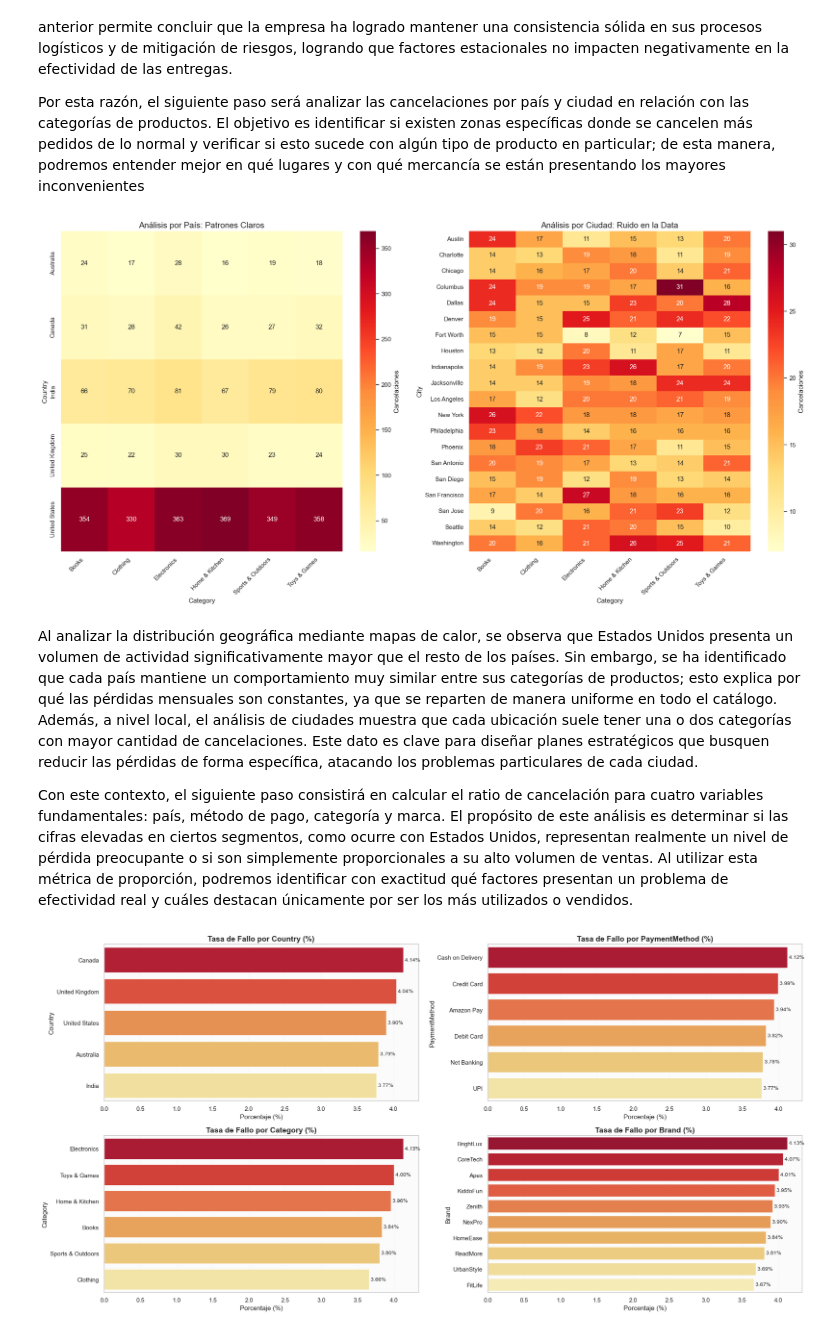
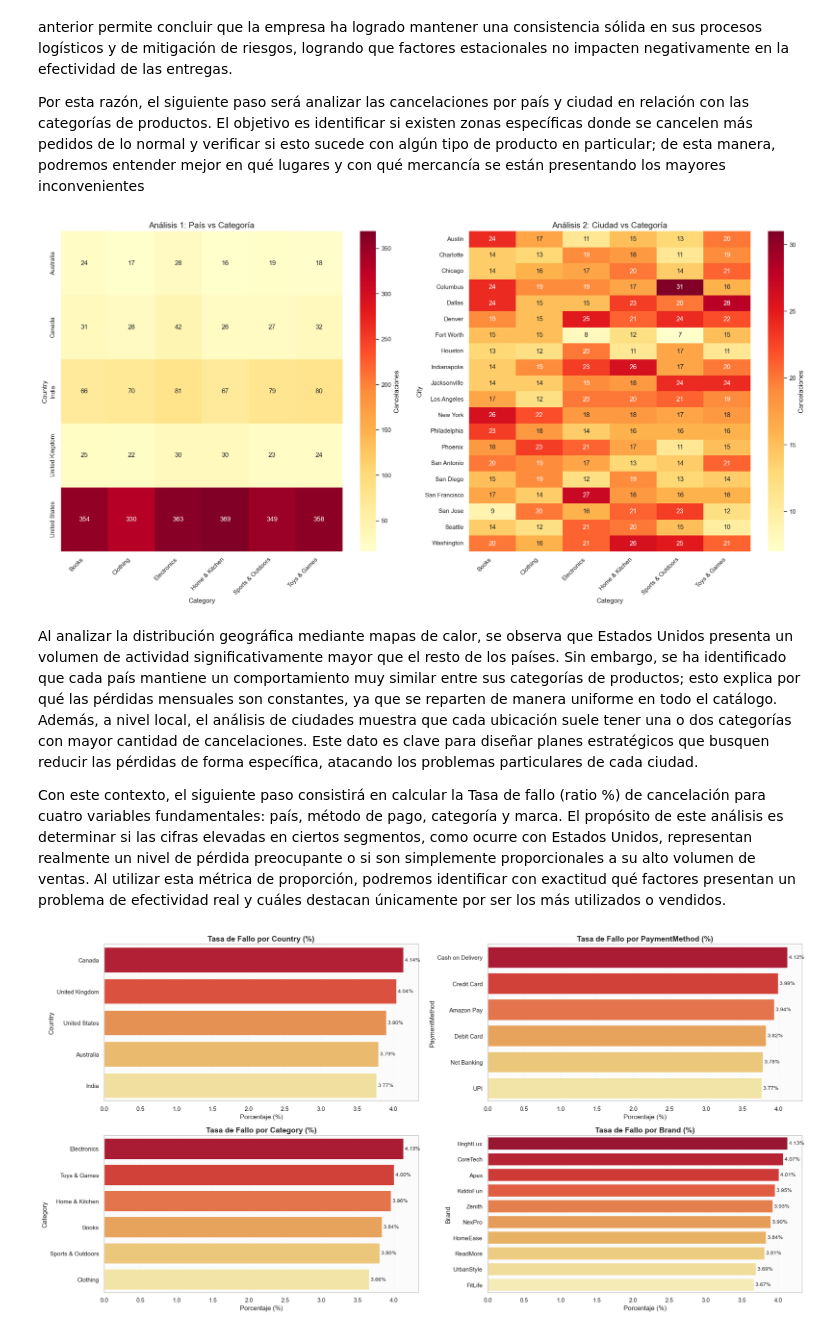
Before and after one commit to AlejandroSegura24/Ecommerce-Business-Intelligence-Lab, a Jupyter notebook: Notebooks/1 Model Benchmarking Cancelled vs Delivered.ipynb, the cells around one changed output. Cells and saved outputs as stored; diff of their text form; code cells hidden in the pictures.

Commit message:
análisis finalizado y comienzo a la creación de los modelos

```diff
--- a/Notebooks/1 Model Benchmarking Cancelled vs Delivered.ipynb
+++ b/Notebooks/1 Model Benchmarking Cancelled vs Delivered.ipynb
@@ -98,7 +105,7 @@ def aplicar_limpieza_geografica(df):
     return df_clean
 
 # Ejecución
-df = aplicar_limpieza_geografica(df)
+df_cleaned = aplicar_limpieza_geografica(df)
 # %% [output]
 ✅ Procesados 5818 registros de Canada (20 ciudades, 13 estados).
 ✅ Procesados 4130 registros de Australia (20 ciudades, 13 estados).
@@ -109,7 +116,7 @@ df = aplicar_limpieza_geografica(df)
 
 Ahora, lo que haremos sera seleccionar la variable objetivo, en este caso es la variable "OrderStatus", con lo cual tomaremos los valores de "Cancelled" como 1, ya que representan los datos que necesitariamos analizar al ser pedidos con perdida para la empresa, y los valores de "Delivered" los tomaremos como 0. descartamos los otros valores ya que no nos aportaria mucho al crear el modelo y podria generarnos algun tipo de sesgo, porque al ser datos de pedidos devueltos, enviados y pendientes, no determina con exactitud si el pedido fue cancelado o no. Tambien, creamos las nuevas columnas de "Month" y "Day" a partir de la columna "OrderDate", para hacerles un análisis mas detallado a las fechas de los pedidos. Finalmente, creamos la columna "TotalAmount" para clasificar los precios de cada producto sin contar los descuentos y el tax.
 # %%
-df_analisis = df[~df["OrderStatus"].isin(['Pending', 'Returned', 'Shipped'])].copy()
+df_analisis = df_cleaned[~df_cleaned["OrderStatus"].isin(['Pending', 'Returned', 'Shipped'])].copy()
 df_analisis["target"] = np.where(df_analisis["OrderStatus"] == 'Cancelled', 1, 0)
 
 # Creación de la columna 'Month'
@@ -196,40 +203,40 @@ Por esta razón, el siguiente paso será analizar las cancelaciones por país y
 cancelled = df_analisis[df_analisis['target'] == 1].copy()
 
 # Configuración gráfica 1: País vs Categoría
 top_rows_1 = cancelled['Country'].value_counts().nlargest(10).index
 top_cols_1 = cancelled['Category'].value_counts().nlargest(15).index
 
 subset1 = cancelled[cancelled['Country'].isin(top_rows_1) & cancelled['Category'].isin(top_cols_1)]
 pivot1 = pd.crosstab(subset1['Country'], subset1['Category'])
 
 # Configuración gráfica 2: Ciudad vs Categoría
 top_rows_2 = cancelled['City'].value_counts().nlargest(20).index
 top_cols_2 = cancelled['Category'].value_counts().nlargest(10).index
 
 subset2 = cancelled[cancelled['City'].isin(top_rows_2) & cancelled['Category'].isin(top_cols_2)]
 pivot2 = pd.crosstab(subset2['City'], subset2['Category'])
 
 # Graficas
 fig, (ax1, ax2) = plt.subplots(1, 2, figsize=(20, 10))
 
 # Heatmap 1: Por País
 sns.heatmap(pivot1, annot=True, fmt='d', cmap='YlOrRd', ax=ax1, cbar_kws={'label': 'Cancelaciones'})
-ax1.set_title('Análisis por País: Patrones Claros', fontsize=15)
+ax1.set_title('Análisis 1: País vs Categoría', fontsize=15)
 ax1.set_xticklabels(ax1.get_xticklabels(), rotation=45, ha='right')
 
 # Heatmap 2: Por Ciudad
 sns.heatmap(pivot2, annot=True, fmt='d', cmap='YlOrRd', ax=ax2, cbar_kws={'label': 'Cancelaciones'})
-ax2.set_title('Análisis por Ciudad: Ruido en la Data', fontsize=15)
+ax2.set_title('Análisis 2: Ciudad vs Categoría', fontsize=15)
 ax2.set_xticklabels(ax2.get_xticklabels(), rotation=45, ha='right')
 
 plt.tight_layout()
 plt.show()
 # %% [output]
-[figure, old version]
+[figure, new version]
 # %% [markdown]
 Al analizar la distribución geográfica mediante mapas de calor, se observa que Estados Unidos presenta un volumen de actividad significativamente mayor que el resto de los países. Sin embargo, se ha identificado que cada país mantiene un comportamiento muy similar entre sus categorías de productos; esto explica por qué las pérdidas mensuales son constantes, ya que se reparten de manera uniforme en todo el catálogo. Además, a nivel local, el análisis de ciudades muestra que cada ubicación suele tener una o dos categorías con mayor cantidad de cancelaciones. Este dato es clave para diseñar planes estratégicos que busquen reducir las pérdidas de forma específica, atacando los problemas particulares de cada ciudad.
 
-Con este contexto, el siguiente paso consistirá en calcular el ratio de cancelación para cuatro variables fundamentales: país, método de pago, categoría y marca. El propósito de este análisis es determinar si las cifras elevadas en ciertos segmentos, como ocurre con Estados Unidos, representan realmente un nivel de pérdida preocupante o si son simplemente proporcionales a su alto volumen de ventas. Al utilizar esta métrica de proporción, podremos identificar con exactitud qué factores presentan un problema de efectividad real y cuáles destacan únicamente por ser los más utilizados o vendidos.
+Con este contexto, el siguiente paso consistirá en calcular la Tasa de fallo (ratio %) de cancelación para cuatro variables fundamentales: país, método de pago, categoría y marca. El propósito de este análisis es determinar si las cifras elevadas en ciertos segmentos, como ocurre con Estados Unidos, representan realmente un nivel de pérdida preocupante o si son simplemente proporcionales a su alto volumen de ventas. Al utilizar esta métrica de proporción, podremos identificar con exactitud qué factores presentan un problema de efectividad real y cuáles destacan únicamente por ser los más utilizados o vendidos.
 # %%
 features = ['Country', 'PaymentMethod', 'Category', 'Brand']
 
```
Also changed, not shown: parts of 9 cells of this notebook, 1 other file.
